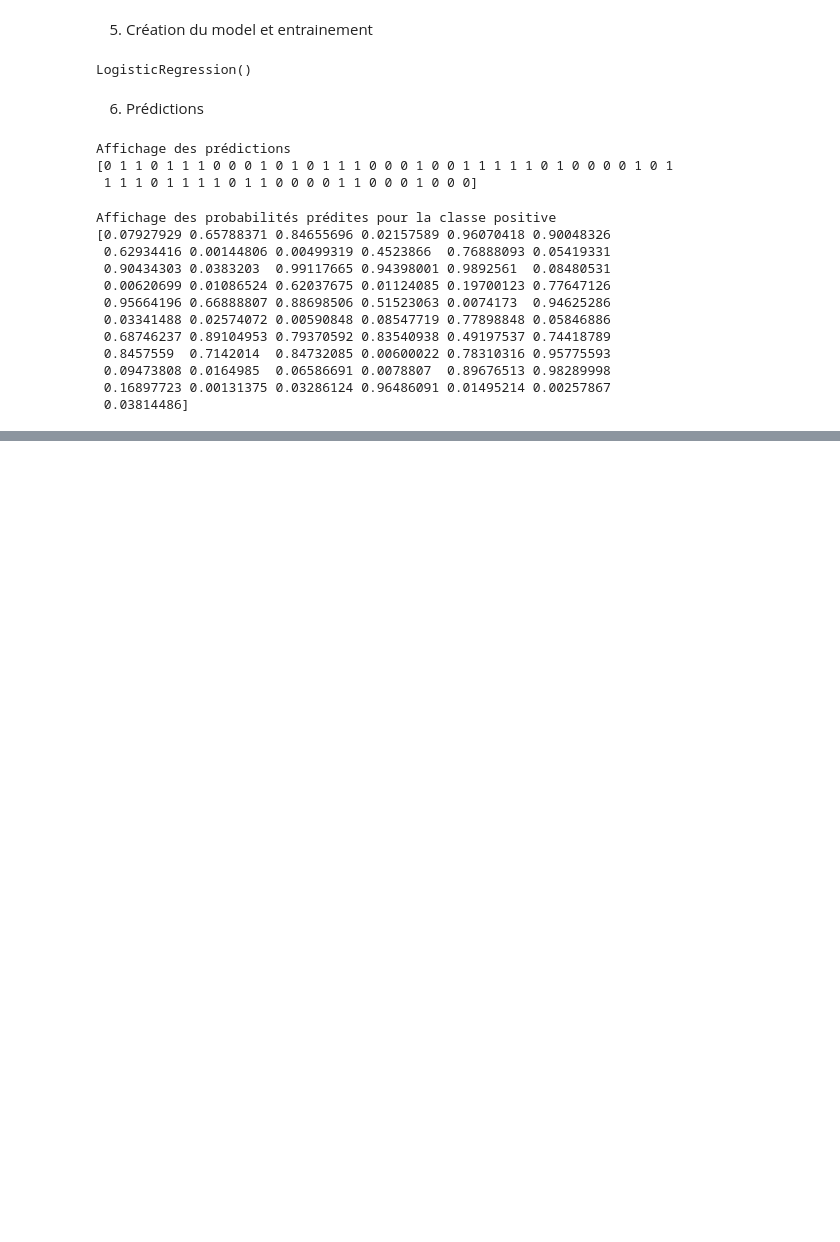
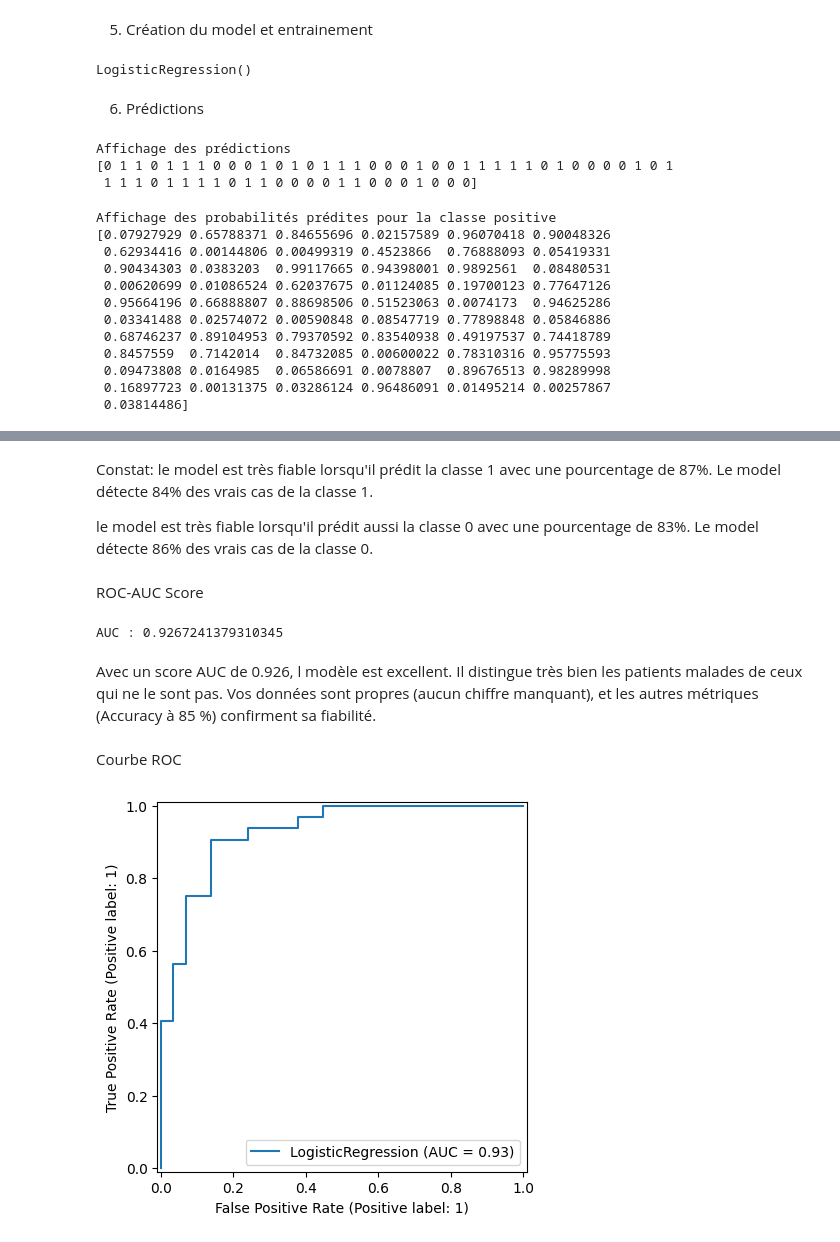
Before and after one commit to Yass-Rext/regression_lineaire, a Jupyter notebook: reg_logistique.ipynb, the cells around one changed output, grey strips where cells are left out. Drawn from its saved outputs; the diff is of its cells as text; code cells hidden in the pictures; blank space fills up the shorter version.

Commit message:
evaluation du model

```diff
--- a/reg_logistique.ipynb
+++ b/reg_logistique.ipynb
@@ -230,0 +268,22 @@ Affichage des probabilités prédites pour la classe positive
+# %% [markdown]
+Constat: le model est très fiable lorsqu'il prédit la classe 1 avec une pourcentage de 87%. Le model détecte 84% des vrais cas de la classe 1.
+
+le model est très fiable lorsqu'il prédit aussi la classe 0 avec une pourcentage de 83%. Le model détecte 86% des vrais cas de la classe 0.
+# %% [markdown]
+ROC-AUC Score
+# %%
+auc = roc_auc_score(y_test, y_prob)
+
+print("AUC :", auc)
+# %% [output]
+AUC : 0.9267241379310345
+# %% [markdown]
+Avec un score AUC de 0.926, l modèle est excellent. Il distingue très bien les patients malades de ceux qui ne le sont pas. Vos données sont propres (aucun chiffre manquant), et les autres métriques (Accuracy à 85 %) confirment sa fiabilité.
+# %% [markdown]
+Courbe ROC
+# %%
+RocCurveDisplay.from_estimator(model, X_test_scaled, y_test)
+
+plt.show()
+# %% [output]
+[figure, added]
```
Also changed, not shown: parts of 12 cells of this notebook.
